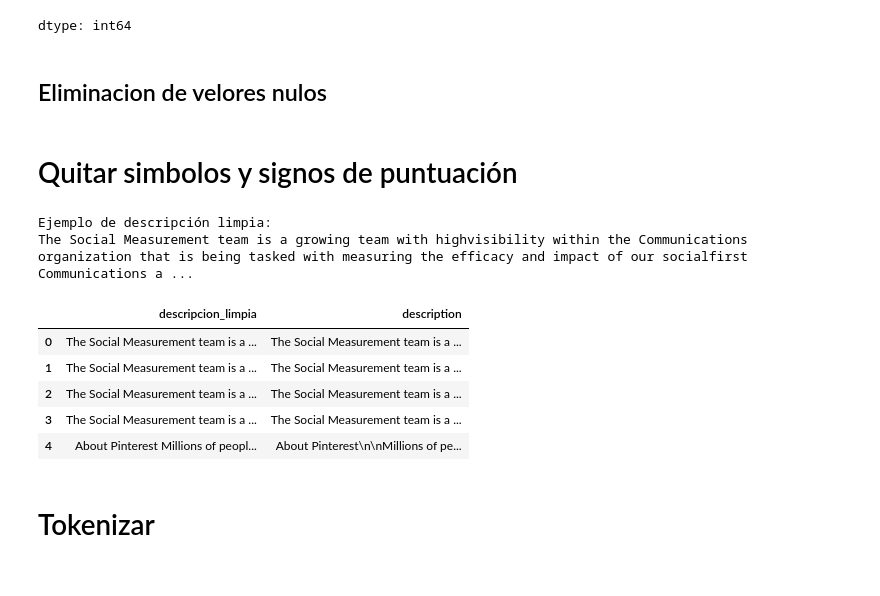
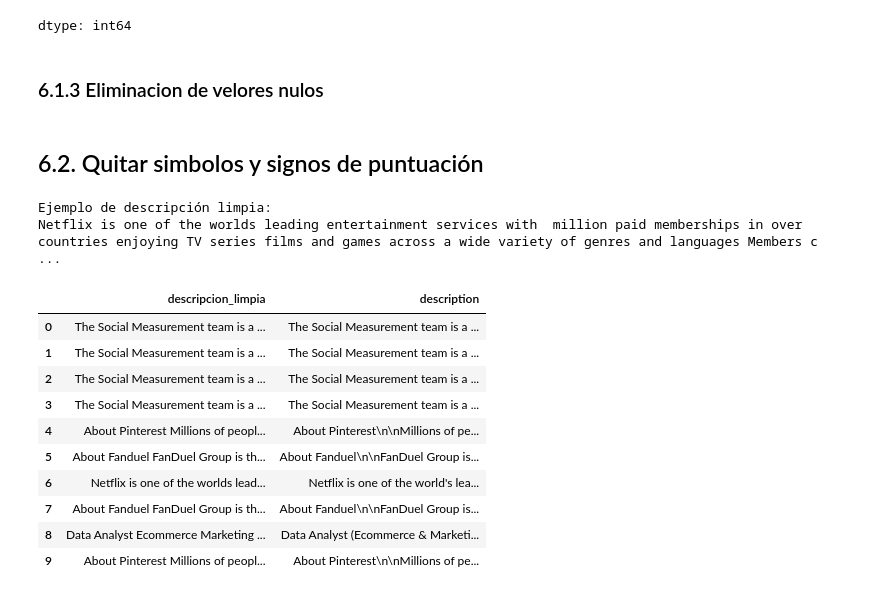
Before and after one commit to nueveonce/Etapa3DS, a Jupyter notebook: Etapa3.ipynb, the cells around one changed output. Cells and saved outputs as stored; diff of their text form; code cells hidden in the pictures.

```diff
--- a/Etapa3.ipynb
+++ b/Etapa3.ipynb
@@ -86,5 +96,5 @@ df.isnull().sum()
 | description | 0 |
 dtype: int64
 # %% [markdown]
-## Eliminacion de velores nulos
+### 6.1.3 Eliminacion de velores nulos
 # %%
@@ -92,42 +102,47 @@ dtype: int64
 df = df.drop(['work_type', 'employment_type'], axis=1)
 # %% [markdown]
-# Quitar simbolos y signos de puntuación
+## 6.2. Quitar simbolos y signos de puntuación
 # %%
 
 
 def limpiar_texto(texto):
-    # Convertir a minúsculas (se hará después, pero puede hacerse aquí también)
-    # texto = texto.lower()
+
     # Quitar URLs
     texto = re.sub(r'http\S+|www\S+|https\S+', '', texto, flags=re.MULTILINE)
+
     # Quitar emails
     texto = re.sub(r'\S*@\S*\s?', '', texto)
+
     # Quitar saltos de línea y caracteres especiales (manteniendo espacios)
     texto = re.sub(r'\s+', ' ', texto) # Reemplazar múltiples espacios con uno solo
     texto = re.sub(r'(\r\n|\r|\n)', ' ', texto) # Reemplazar saltos de línea con espacio
+
     # Quitar caracteres que no sean alfanuméricos (excepto espacios)
-    # texto = re.sub(r'[^\w\s]', '', texto) # Esto quitaría también acentos
+    texto = re.sub(r'[^\w\s]', '', texto) # Esto quitaría también acentos
     # Una mejor aproximación es quitar solo la puntuación explícitamente
     texto = texto.translate(str.maketrans('', '', string.punctuation))
     # Quitar números si no son relevantes (opcional)
-    # texto = re.sub(r'\d+', '', texto)
+    texto = re.sub(r'\d+', '', texto)
     return texto.strip() # Eliminar espacios al inicio y al final
 
 df['descripcion_limpia'] = df['description'].astype(str).apply(limpiar_texto)
 print("\nEjemplo de descripción limpia:")
-print(df['descripcion_limpia'].iloc[0])
+print(df['descripcion_limpia'].iloc[6])
 # %% [output]
 Ejemplo de descripción limpia:
-The Social Measurement team is a growing team with highvisibility within the Communications organization that is being tasked with measuring the efficacy and impact of our socialfirst Communications a ...
+Netflix is one of the worlds leading entertainment services with  million paid memberships in over  countries enjoying TV series films and games across a wide variety of genres and languages Members c ...
 # %%
 # mostamos solo las columnas descripcion_limpia y description
-df[['descripcion_limpia', 'description']].head(5)
+df[['descripcion_limpia', 'description']].head(10)
 # %% [output]
 |  | descripcion_limpia | description |
 | 0 | The Social Measurement team is a ... | The Social Measurement team is a ... |
 | 1 | The Social Measurement team is a ... | The Social Measurement team is a ... |
 | 2 | The Social Measurement team is a ... | The Social Measurement team is a ... |
 | 3 | The Social Measurement team is a ... | The Social Measurement team is a ... |
 | 4 | About Pinterest Millions of peopl... | About Pinterest\n\nMillions of pe... |
+| 5 | About Fanduel FanDuel Group is th... | About Fanduel\n\nFanDuel Group is... |
+| 6 | Netflix is one of the worlds lead... | Netflix is one of the world's lea... |
+| 7 | About Fanduel FanDuel Group is th... | About Fanduel\n\nFanDuel Group is... |
+| 8 | Data Analyst Ecommerce Marketing ... | Data Analyst (Ecommerce & Marketi... |
+| 9 | About Pinterest Millions of peopl... | About Pinterest\n\nMillions of pe... |
-# %% [markdown]
-# Tokenizar
```
Also changed, not shown: parts of 13 cells of this notebook.
